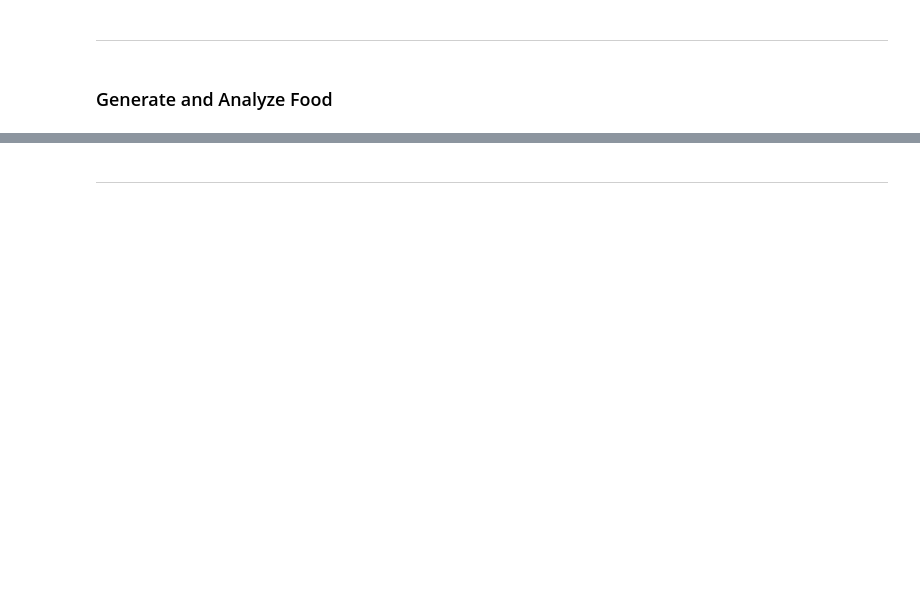
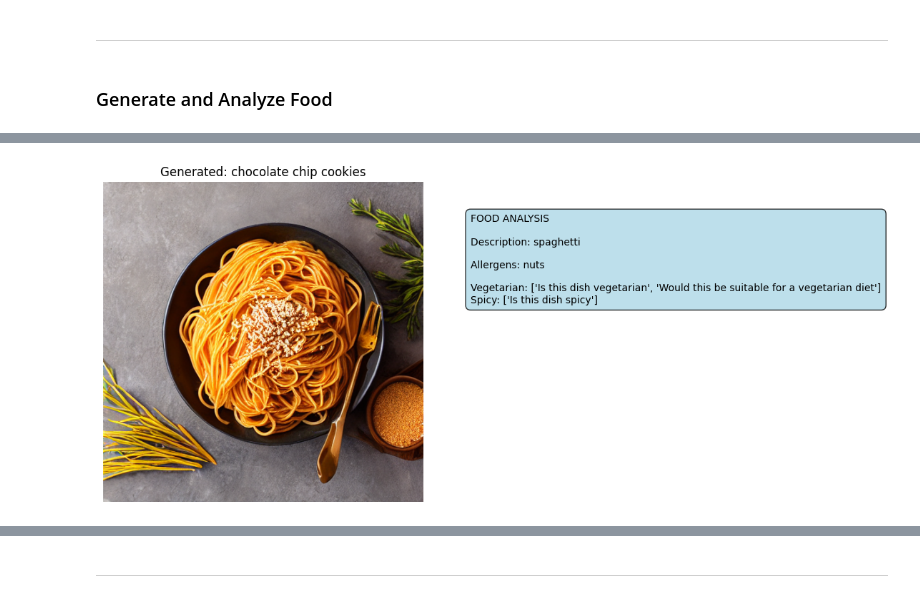
Before and after one commit to nickdelgiudice/GenAIEngineering-Cohort1, a Jupyter notebook: Week8/assignment/assignment_smart_food_image_generator.ipynb, the cells around one changed output, grey strips where cells are left out. Drawn from its saved outputs; the diff is of its cells as text; code cells hidden in the pictures; blank space fills up the shorter version.

Commit message:
Full Pipeline Complete (3 Foods Tested, Image Gen, Safety Check)

```diff
--- a/Week8/assignment/assignment_smart_food_image_generator.ipynb
+++ b/Week8/assignment/assignment_smart_food_image_generator.ipynb
@@ -241,18 +241,29 @@ def ask_about_food(image, question):
 
     # TODO: Process image and question using BLIP
     # inputs = ?
+    inputs =  blip_processor(image, question, return_tensors="pt")
 
     # TODO: Generate answer
     # with torch.no_grad():
     #     out = ?
-
+    with torch.no_grad():
+        out = blip_model.generate(
+            **inputs,
+            max_length=20,
+            num_beams=5,
+            early_stopping=True
+        )
     # TODO: Decode and return answer
     # answer = ?
     # return answer.strip()
+    answer = blip_processor.decode(out[0], skip_special_tokens=True)
+    print(f"Q: '{question}'")
+    print(f"A: '{answer.strip()}'")
 
     # DUMMY IMPLEMENTATION (Remove this when implementing)
-    print(f"⚠️ DUMMY: Would answer '{question}' about the food")
-    return "unknown"
+    #print(f"⚠️ DUMMY: Would answer '{question}' about the food")
+    #return "unknown"
+    return answer.strip()
 
 # TEST: Ask questions about food
 print("❓ TESTING: Asking questions about food...")
@@ -373,53 +448,56 @@ def generate_and_analyze_food(food_description):
 
     # TODO: Step 1 - Generate food image
     # food_image = generate_food_image(?)
+    food_image = generate_food_image(food_description)
 
     # TODO: Step 2 - Analyze the food
     # analysis = analyze_food_safety(?)
+    analysis = analyze_food_safety(food_image)
 
     # TODO: Step 3 - Display results
-    # fig, (ax1, ax2) = plt.subplots(1, 2, figsize=(12, 5))
+    fig, (ax1, ax2) = plt.subplots(1, 2, figsize=(12, 5))
 
     # # Show image
-    # ax1.imshow(food_image)
-    # ax1.set_title(f"Generated: {food_description}")
-    # ax1.axis('off')
+    ax1.imshow(food_image)
+    ax1.set_title(f"Generated: {food_description}")
+    ax1.axis('off')
 
     # # Show analysis
-    # ax2.axis('off')
-    # analysis_text = f"FOOD ANALYSIS\n\n"
-    # analysis_text += f"Description: {analysis['description']}\n\n"
-    # analysis_text += f"Allergens: {', '.join(analysis['allergens']) if analysis['allergens'] else 'None detected'}\n\n"
-    # analysis_text += f"Vegetarian: {analysis['vegetarian']}\n"
-    # analysis_text += f"Spicy: {analysis['spicy']}"
+    ax2.axis('off')
+    analysis_text = f"FOOD ANALYSIS\n\n"
+    analysis_text += f"Description: {analysis['description']}\n\n"
+    analysis_text += f"Allergens: {', '.join(analysis['allergens']) if analysis['allergens'] else 'None detected'}\n\n"
+    analysis_text += f"Vegetarian: {analysis['vegetarian']}\n"
+    analysis_text += f"Spicy: {analysis['spicy']}"
 
-    # ax2.text(0.1, 0.9, analysis_text, transform=ax2.transAxes,
-    #          fontsize=10, verticalalignment='top',
-    #          bbox=dict(boxstyle="round,pad=0.5", facecolor="lightblue", alpha=0.8))
+    ax2.text(0.1, 0.9, analysis_text, transform=ax2.transAxes,
+              fontsize=10, verticalalignment='top',
+              bbox=dict(boxstyle="round,pad=0.5", facecolor="lightblue", alpha=0.8))
 
-    # plt.tight_layout()
+    plt.tight_layout()
+    plt.show()
+
+    # TODO: Step 4 - Return results
+    return food_image, analysis
+
+    # DUMMY IMPLEMENTATION (Remove this when implementing)
+    # print("⚠️ DUMMY: Would run complete pipeline here")
+    # dummy_image = Image.new('RGB', (512, 512), color='lightgreen')
+    # dummy_analysis = {"description": "test food", "allergens": [], "vegetarian": "unknown", "spicy": "unknown"}
+
+    # # Simple display for dummy
+    # plt.figure(figsize=(6, 4))
+    # plt.imshow(dummy_image)
+    # plt.title(f"DUMMY: {food_description}")
+    # plt.axis('off')
     # plt.show()
 
-    # TODO: Step 4 - Return results
-    # return food_image, analysis
-
-    # DUMMY IMPLEMENTATION (Remove this when implementing)
-    print("⚠️ DUMMY: Would run complete pipeline here")
-    dummy_image = Image.new('RGB', (512, 512), color='lightgreen')
-    dummy_analysis = {"description": "test food", "allergens": [], "vegetarian": "unknown", "spicy": "unknown"}
-
-    # Simple display for dummy
-    plt.figure(figsize=(6, 4))
-    plt.imshow(dummy_image)
-    plt.title(f"DUMMY: {food_description}")
-    plt.axis('off')
-    plt.show()
-
-    return dummy_image, dummy_analysis
+    # return dummy_image, dummy_analysis
 
 # TEST: Complete pipeline
 print("🚀 TESTING: Complete pipeline...")
 test_foods = [
+    "spaghetti carbonara",
     "chocolate chip cookies",
     "grilled salmon with vegetables"
 ]
@@ -428,3 +506,4 @@ for food in test_foods:
     print(f"\n--- Testing: {food} ---")
     img, result = generate_and_analyze_food(food)
     print()
+# %% [output]
@@ -430,0 +532 @@ for food in test_foods:
+[figure, added]
```
Also changed, not shown: parts of 3 cells of this notebook.
